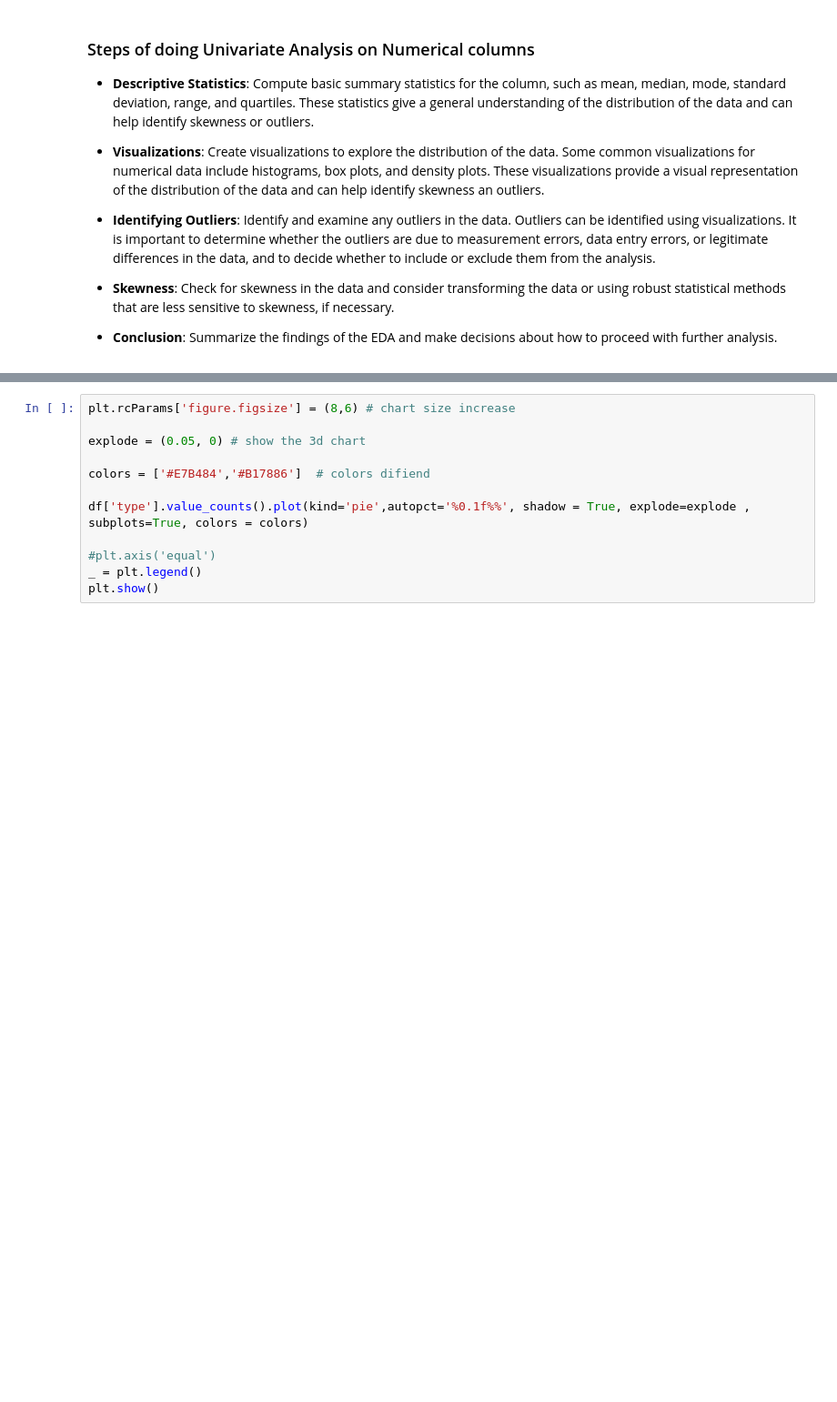
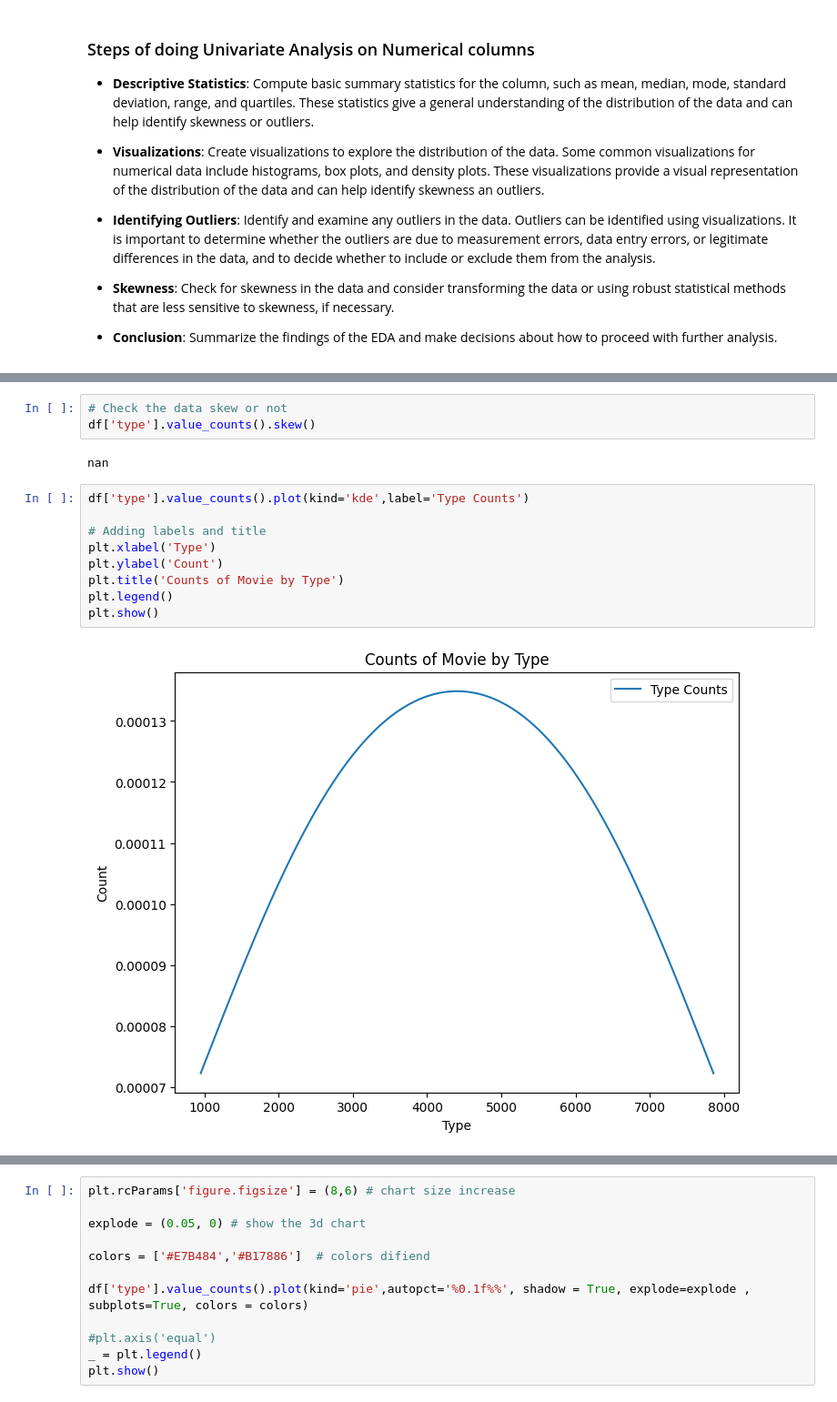
Before and after one commit to Jit562/NetFlix_data_EDA_Analysis, a Jupyter notebook: NetFlix_Data_EDA.ipynb, the cells around one changed output, grey strips where cells are left out. Shown at 91% size. Saved outputs shown, nothing was run; the diff lists cells and outputs as text; blank space fills up the shorter version.

```diff
--- a/NetFlix_Data_EDA.ipynb
+++ b/NetFlix_Data_EDA.ipynb
@@ -107 +179,17 @@ Name: count, dtype: int64
+# %%
+# Check the data skew or not
+df['type'].value_counts().skew()
+# %% [output]
+nan
+# %%
+df['type'].value_counts().plot(kind='kde',label='Type Counts')
+
+# Adding labels and title
+plt.xlabel('Type')
+plt.ylabel('Count')
+plt.title('Counts of Movie by Type')
+plt.legend()
+plt.show()
+# %% [output]
+[figure, added]
 # %%
```
Also changed, not shown: parts of 31 cells of this notebook.
